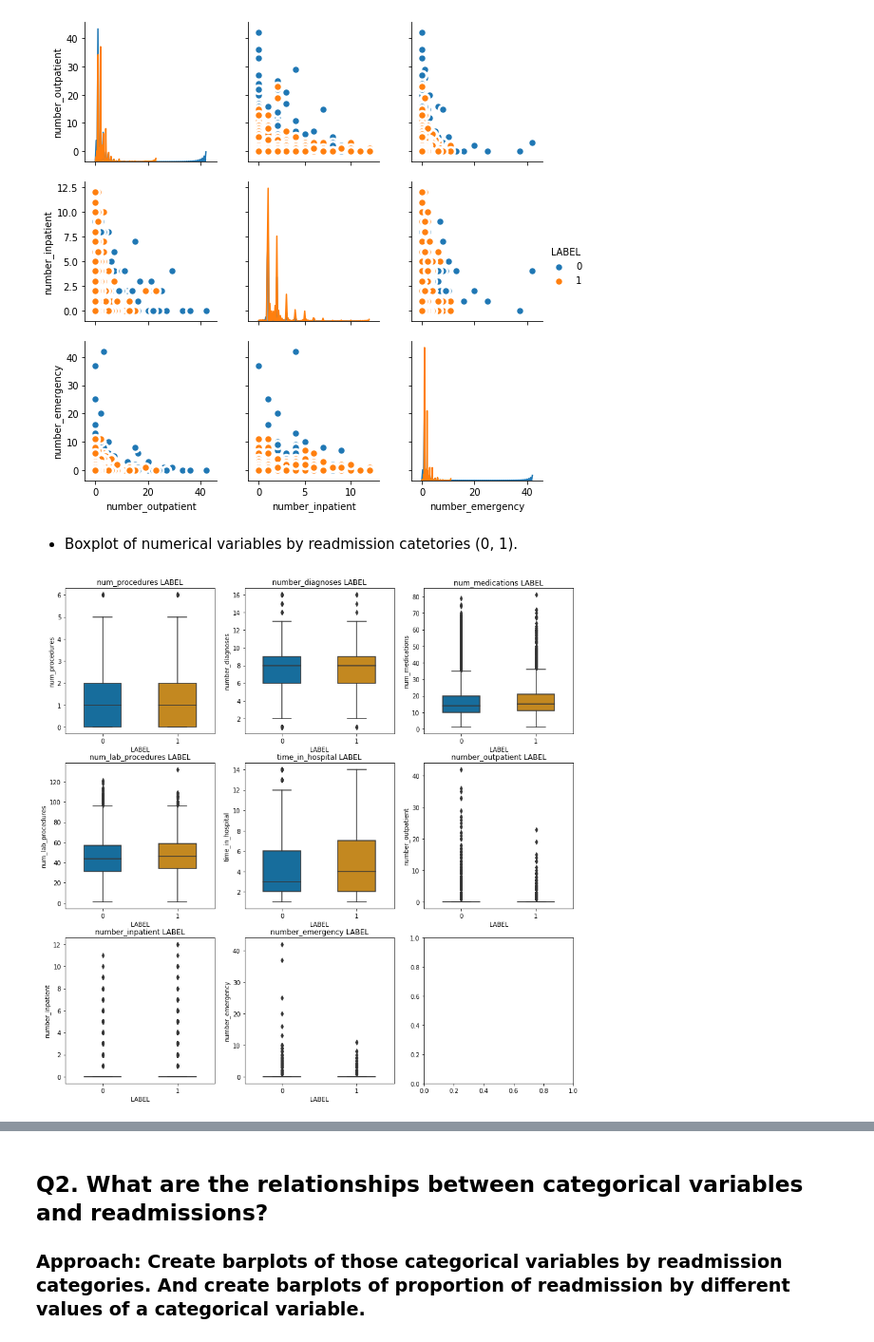
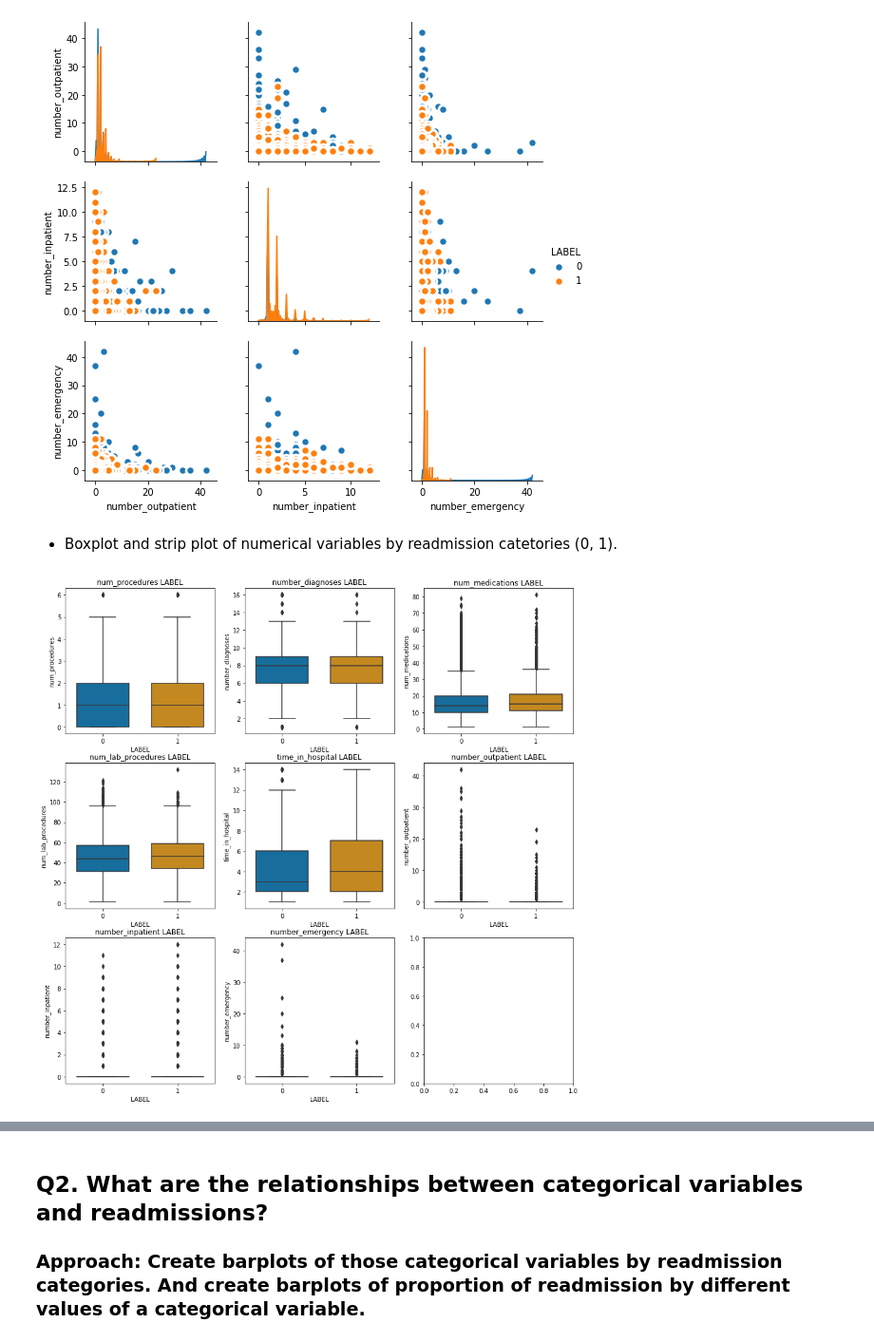
Before and after one commit to hwdsda/Springboard_Capstone1_diabetes_readmission_prediction, a Jupyter notebook: 3_Data_Story.ipynb, the cells around one changed output, grey strips where cells are left out. Shown at 95% size. Drawn from its saved outputs; the diff is of its cells as text; code cells hidden in the pictures.

```diff
--- a/3_Data_Story.ipynb
+++ b/3_Data_Story.ipynb
@@ -34,22 +34,25 @@ plt.show()
 # %% [output]
 [figure]
 # %% [markdown]
-- Boxplot of numerical variables by readmission catetories (0, 1).
+- Boxplot and strip plot of numerical variables by readmission catetories (0, 1).
 # %%
 def bplot_label(df, col, ax=None):
-    bplot = sns.boxplot(y=col, x='LABEL',
-                        data=df, width=0.5,
+    bplot = sns.boxplot(x='LABEL', y=col,
+                        data=df, width=0.7,
                         palette="colorblind", ax=ax)
+    #bplot = sns.violinplot(x='LABEL', y=col,
+    #                    data=df, width=0.5,
+    #                    palette="colorblind", ax=ax)
     bplot.set_title(col + ' LABEL')
 
 fig, axes = plt.subplots(3,3,figsize=(15,15))
 bplot_label(df, 'num_procedures', ax=axes[0,0])
 bplot_label(df, 'number_diagnoses', ax=axes[0,1])
 bplot_label(df, 'num_medications', ax=axes[0,2])
 bplot_label(df, 'num_lab_procedures', ax=axes[1,0])
 bplot_label(df, 'time_in_hospital', ax=axes[1,1])
 bplot_label(df, 'number_outpatient', ax=axes[1,2])
 bplot_label(df, 'number_inpatient', ax=axes[2,0])
 bplot_label(df, 'number_emergency', ax=axes[2,1])
 # %% [output]
-[figure, old version]
+[figure, new version]
```
Also changed, not shown: parts of 16 cells of this notebook, 2 other files.
